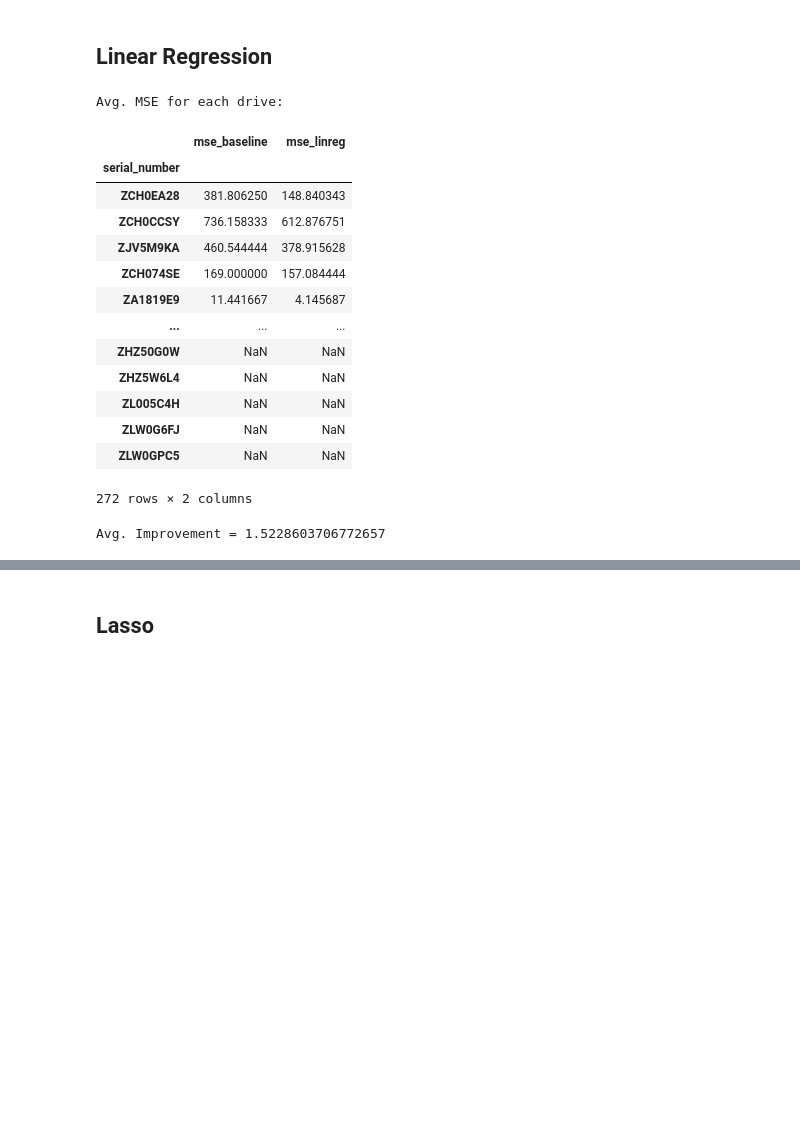
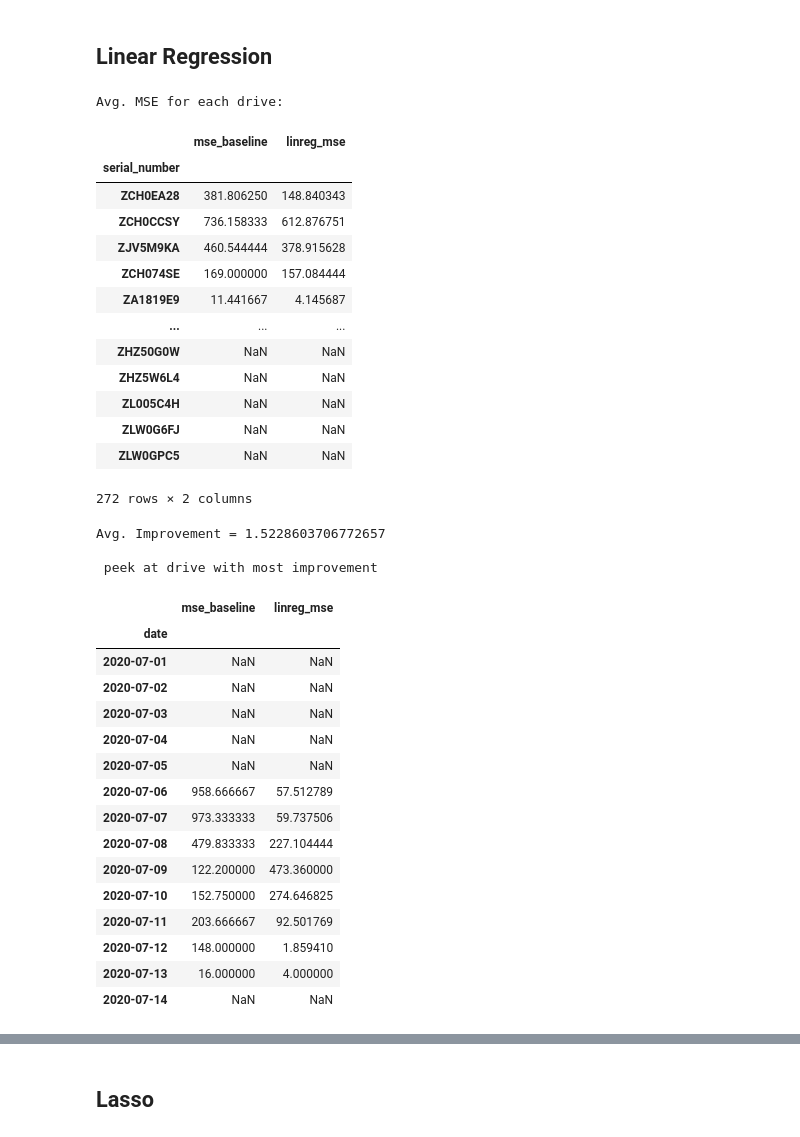
Before and after one commit to aicoe-aiops/ceph_drive_failure, a Jupyter notebook: notebooks/experimental/forecast_smart_metrics.ipynb, the cells around one changed output, grey strips where cells are left out. Saved outputs shown, nothing was run; the diff lists cells and outputs as text; code cells hidden in the pictures; blank space fills up the shorter version.

Commit message:
added the smart metrics (#20)

```diff
--- a/notebooks/experimental/forecast_smart_metrics.ipynb
+++ b/notebooks/experimental/forecast_smart_metrics.ipynb
@@ -37,7 +40,7 @@ In this section we'll read in the data to be used for training models. For this
 # %%
 # read df and keep seagate data
 df = dd.read_parquet(
-    path='../../data/interim/data_Q3_2020_parquet',
+    path='data_Q3_2020_parquet',
 )
 df = df[(df['model'].str.startswith('S')) | (df['model'].str.startswith('ZA'))]
 # %%
@@ -58,16 +61,7 @@ meta_cols = ['date', 'serial_number', 'model', 'capacity_bytes', 'failure']
 
 # set which columns to use in analysis
 # NOTE: this determined based on backblaze research, ibm paper, and SMART wiki
-smart_stats_to_keep = [
-    5,
-    10,
-#     184,    # too many nans
-    187,
-    188,
-    197,
-    198,
-#     222,    # too many nans
-]
+smart_stats_to_keep = [5, 187, 188, 197, 198]
 smart_cols = [f'smart_{i}_raw' for i in smart_stats_to_keep]
 smart_cols += [f'smart_{i}_normalized' for i in smart_stats_to_keep]
 # %% [markdown]
@@ -393,25 +382,32 @@ def get_linreg_mses_windowwise(drive_ts):
         mses.iloc[end_idx] = ((drive_ts[Y_COLS[0]].iloc[end_idx+1: end_idx+1+NDAYS_TO_PREDICT] - preds)**2).mean()
     return mses
 
-windowwise_mses = failed_ts_df.groupby('serial_number').apply(get_linreg_mses_windowwise)
+windowwise_mses_linear = failed_ts_df.groupby('serial_number').apply(get_linreg_mses_windowwise)
 # %%
-# update all results df and compare
-all_mses['mse_linreg'] = windowwise_mses
+def calc_improvement(all_mses, windowwise_mses, mse_algo):
+    # update all results df and compare
+    updated_df = all_mses.assign(algo=windowwise_mses)
+    updated_df = updated_df.rename({'algo': mse_algo}, axis='columns')
 
-# average mse across days
-mean_mses = all_mses[['mse_baseline', 'mse_linreg']].groupby('serial_number').mean()
+    # average mse across days
+    mean_mses = updated_df[['mse_baseline', mse_algo]].groupby('serial_number').mean()
 
-# improvement over baseline
-diff = mean_mses['mse_linreg']-mean_mses['mse_baseline']
-mean_mses = mean_mses.reindex(diff.sort_values().index)
-print('Avg. MSE for each drive:')
-display(mean_mses)
+    # improvement over baseline
+    diff = mean_mses[mse_algo]-mean_mses['mse_baseline']
+    mean_mses = mean_mses.reindex(diff.sort_values().index)
+    print('Avg. MSE for each drive:')
+    display(mean_mses)
 
-# average overall improvement over baseline
-print('Avg. Improvement =', -diff.mean())
+    # average overall improvement over baseline
+    print('Avg. Improvement =', -diff.mean())
+
+    # peek at drive with most improvement
+    print('\n peek at drive with most improvement')
+    display(updated_df.loc[mean_mses.iloc[0].name])
+calc_improvement(all_mses, windowwise_mses_linear, 'linreg_mse')
 # %% [output]
 Avg. MSE for each drive:
-|  | mse_baseline | mse_linreg |
+|  | mse_baseline | linreg_mse |
 | serial_number |  |  |
 | ZCH0EA28 | 381.806250 | 148.840343 |
 | ZCH0CCSY | 736.158333 | 612.876751 |
@@ -426,3 +422,21 @@ Avg. MSE for each drive:
 | ZLW0GPC5 | NaN | NaN |
 272 rows × 2 columns
 Avg. Improvement = 1.5228603706772657
+
+ peek at drive with most improvement
+|  | mse_baseline | linreg_mse |
+| date |  |  |
+| 2020-07-01 | NaN | NaN |
+| 2020-07-02 | NaN | NaN |
+| 2020-07-03 | NaN | NaN |
+| 2020-07-04 | NaN | NaN |
+| 2020-07-05 | NaN | NaN |
+| 2020-07-06 | 958.666667 | 57.512789 |
+| 2020-07-07 | 973.333333 | 59.737506 |
+| 2020-07-08 | 479.833333 | 227.104444 |
+| 2020-07-09 | 122.200000 | 473.360000 |
+| 2020-07-10 | 152.750000 | 274.646825 |
+| 2020-07-11 | 203.666667 | 92.501769 |
+| 2020-07-12 | 148.000000 | 1.859410 |
+| 2020-07-13 | 16.000000 | 4.000000 |
+| 2020-07-14 | NaN | NaN |
```
Also changed, not shown: parts of 117 cells of this notebook.
